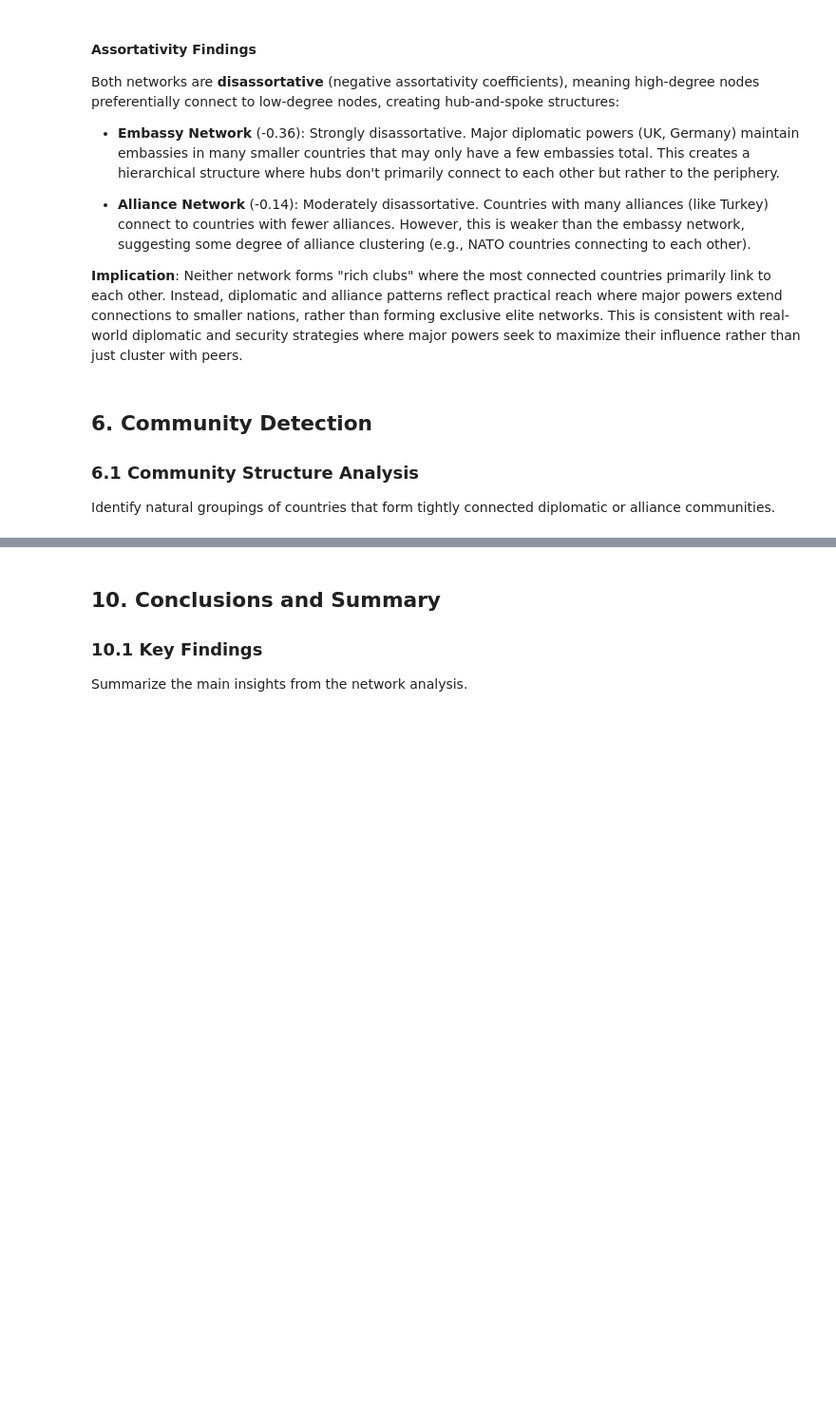
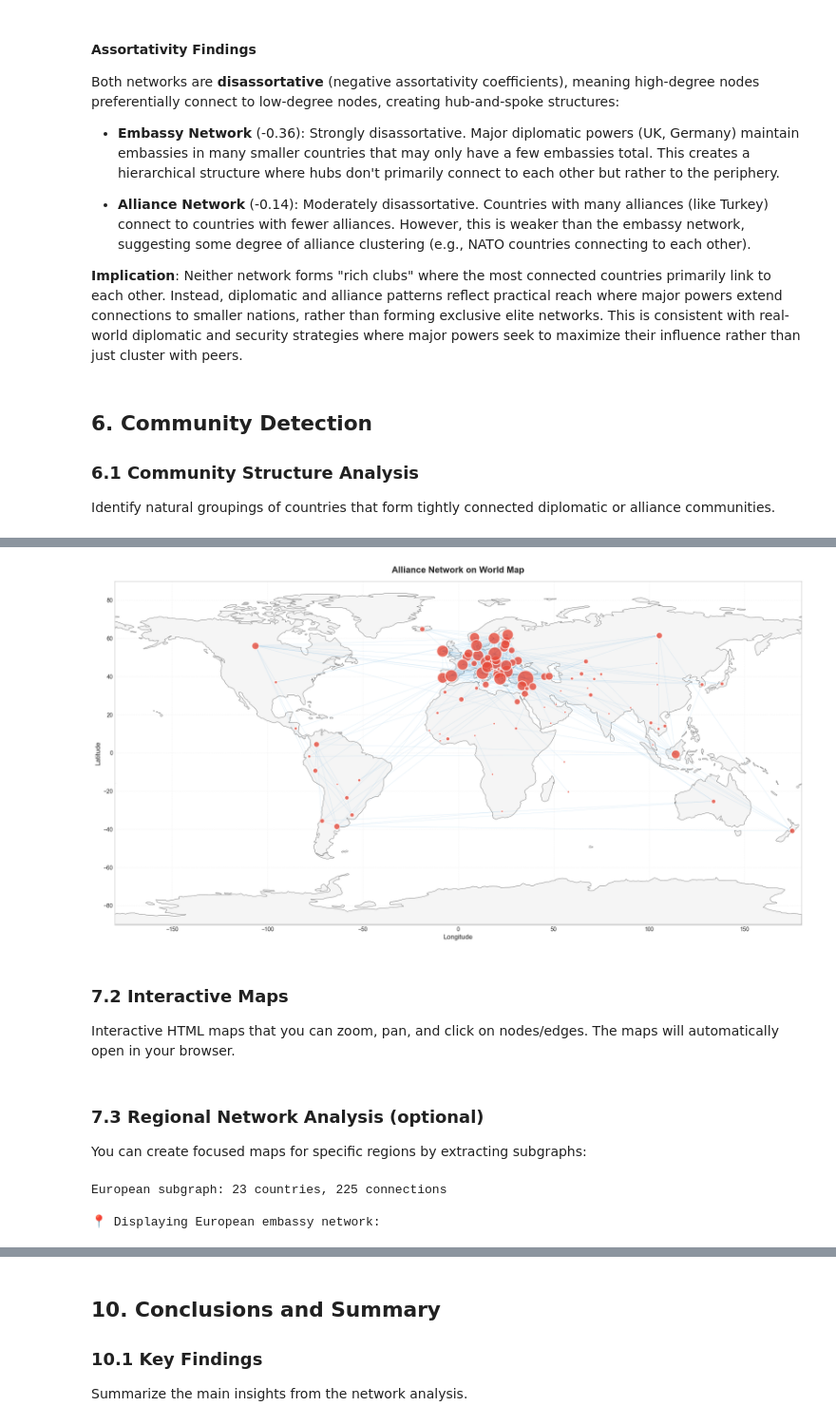
Before and after one commit to benj3542/IP_graph, a Jupyter notebook: AssigmentB.ipynb, the cells around one changed output, grey strips where cells are left out. Shown at 95% size. Saved outputs shown, nothing was run; the diff lists cells and outputs as text; code cells hidden in the pictures; blank space fills up the shorter version.

```diff
--- a/AssigmentB.ipynb
+++ b/AssigmentB.ipynb
@@ -709,0 +1720,14 @@ Analyze the properties of each community (size, internal density, key members).
+# %%
+plot_network_simple_map(
+    G_alliance,
+    title="Alliance Network on World Map",
+    node_size_multiplier=15,
+    edge_width_multiplier=0.4,
+    edge_alpha=0.25
+)
+# %% [output]
+[figure, added]
+# %% [markdown]
+### 7.2 Interactive Maps
+
+Interactive HTML maps that you can zoom, pan, and click on nodes/edges. The maps will automatically open in your browser.
@@ -709,0 +1758,39 @@ Analyze the properties of each community (size, internal density, key members).
+# %% [markdown]
+### 7.3 Regional Network Analysis (optional)
+
+You can create focused maps for specific regions by extracting subgraphs:
+# %%
+# Example: Create a focused map showing only a subgraph (e.g., European countries)
+# This is useful for exploring specific regions
+
+# Get European countries from the embassy network
+european_countries = [
+    'Germany', 'France', 'United Kingdom', 'Italy', 'Spain', 'Poland',
+    'Netherlands', 'Belgium', 'Greece', 'Portugal', 'Czech Republic',
+    'Hungary', 'Sweden', 'Austria', 'Switzerland', 'Norway', 'Denmark',
+    'Finland', 'Ireland', 'Croatia', 'Slovakia', 'Lithuania', 'Slovenia',
+    'Latvia', 'Estonia', 'the United Kingdom'
+]
+
+# Create subgraph with only European countries
+european_nodes = [n for n in G_embassy.nodes() if n in european_countries]
+G_europe = G_embassy.subgraph(european_nodes).copy()
+
+# Create and display a focused map
+if G_europe.number_of_nodes() > 0:
+    europe_map = create_interactive_map(
+        G_europe,
+        output_file='europe_embassies.html',
+        start_location=[50, 10],  # Center on Europe
+        start_zoom=4,              # Zoom in closer
+        edge_weight_multiplier=2.0,
+        edge_color='#2ecc71',     # Green edges
+        node_color='#3498db',     # Blue nodes
+        max_edges_to_plot=None    # Show all edges (smaller network)
+    )
+
+    display_map_in_notebook(europe_map, height=500)
+# %% [output]
+European subgraph: 23 countries, 225 connections
+
+📍 Displaying European embassy network:
```
Also changed, not shown: parts of 20 cells of this notebook, 3 other files.
